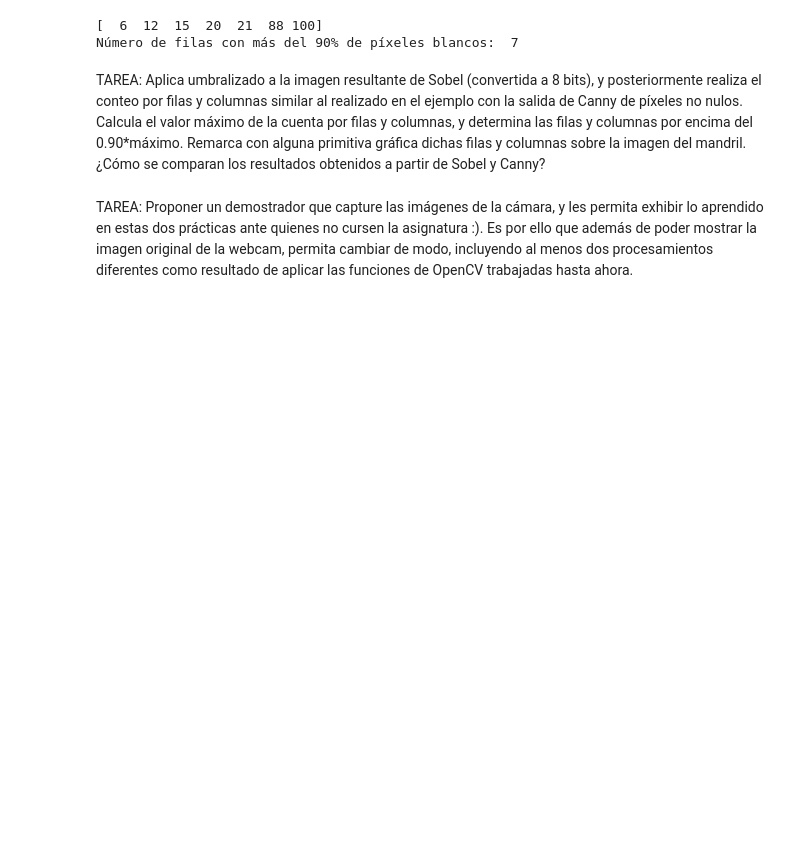
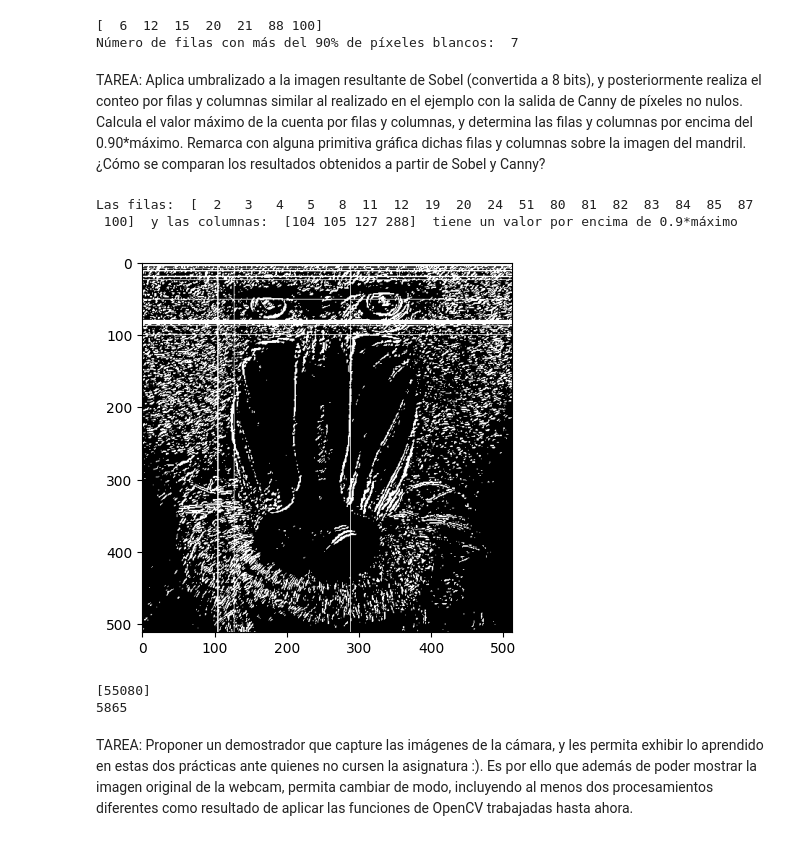
Before and after one commit to IanSamuelTrujilloGil/VC_Practica_2, a Jupyter notebook: Entrega_P2.ipynb, the cells around one changed output. Cells and saved outputs as stored; diff of their text form; code cells hidden in the pictures; blank space fills up the shorter version.

```diff
--- a/Entrega_P2.ipynb
+++ b/Entrega_P2.ipynb
@@ -40,6 +40,70 @@ print("Número de filas con más del 90% de píxeles blancos: ", len(count))
 Número de filas con más del 90% de píxeles blancos:  7
 # %% [markdown]
 TAREA: Aplica umbralizado a la imagen resultante de Sobel (convertida a 8 bits), y posteriormente realiza el conteo por filas y columnas similar al realizado en el ejemplo con la salida de Canny de píxeles no nulos. Calcula el valor máximo de la cuenta por filas y columnas, y determina las filas y columnas por encima del 0.90*máximo. Remarca con alguna primitiva gráfica dichas filas y columnas sobre la imagen del mandril. ¿Cómo se comparan los resultados obtenidos a partir de Sobel y Canny?
+# %%
+# Conversion to gray image
+gris = cv2.cvtColor(img, cv2.COLOR_BGR2GRAY)
+
+# Gaussian to smooth the original image, removing high frequencies
+ggris = cv2.GaussianBlur(gris, (3, 3), 0)
+
+# Applying sobel in both axes
+sobelx = cv2.Sobel(ggris, cv2.CV_64F, 1, 0)  # x
+sobely = cv2.Sobel(ggris, cv2.CV_64F, 0, 1)  # y
+#Merging both results
+sobel = cv2.add(sobelx, sobely)
+
+# openCV byte conversion
+sobel8 = cv2.convertScaleAbs(sobel)
+
+# Aplying thresholding
+THRESHOLD_VALUE = 100
+_, imagenUmbralizada = cv2.threshold(sobel8, THRESHOLD_VALUE, 255, cv2.THRESH_BINARY)
+
+# Getting dimensions of image
+HEIGHT, WIDTH  = imagenUmbralizada.shape
+
+# Counting by row and columns
+row_count = cv2.reduce(imagenUmbralizada, 1, cv2.REDUCE_SUM, dtype=cv2.CV_32SC1)
+col_count = cv2.reduce(imagenUmbralizada, 0, cv2.REDUCE_SUM, dtype=cv2.CV_32SC1)
+
+# Getting the maximum value by row and columns
+MAX_VALUES_ROWS = row_count.max()
+MAX_VALUES_COLUMNS = col_count.max()
+
+# Normalization
+rows = row_count / (255*sobel8.shape[1])
+cols = col_count / (255*sobel8.shape[0])
+
+# Getting MAXFIL for Column and Rows
+MAXFIL_ROW = rows.max()
+MAXFIL_COL = cols.max()
+
+# Getting indexes of the columns and rows that have a higher white value than 0.9 * maximum
+X_INDEXES = np.where(rows > (0.9*MAXFIL_ROW))[0]
+Y_INDEXES = np.where(cols > (0.9*MAXFIL_COL))[1]
+
+# Displaying the indexes
+print("Las filas: ", X_INDEXES, " y las columnas: ", Y_INDEXES, " tiene un valor por encima de 0.9*máximo")
+
+# Drawing white lines over the desired columns and rows
+for x in X_INDEXES:
+    cv2.line(imagenUmbralizada, (0, x), (HEIGHT, x), (255, 255, 255))
+for y in Y_INDEXES:
+    cv2.line(imagenUmbralizada, (y, 0), (y, HEIGHT), (255, 255, 255))
+
+# Finally, displaying the image
+plt.imshow(cv2.cvtColor(imagenUmbralizada, cv2.COLOR_GRAY2BGR))
+plt.show()
+
+print(max(row_count))
+print(col_count.min())
+# %% [output]
+Las filas:  [  2   3   4   5   8  11  12  19  20  24  51  80  81  82  83  84  85  87
+ 100]  y las columnas:  [104 105 127 288]  tiene un valor por encima de 0.9*máximo
+[figure, added]
+[55080]
+5865
 # %% [markdown]
 TAREA: Proponer un demostrador que capture las imágenes de la cámara, y les permita exhibir lo aprendido en estas dos prácticas ante quienes no cursen la asignatura :). Es por ello que además de poder mostrar la imagen original de la webcam, permita cambiar de modo, incluyendo al menos dos procesamientos diferentes como resultado de aplicar las funciones de OpenCV trabajadas hasta ahora.
 # %% [markdown]
```
